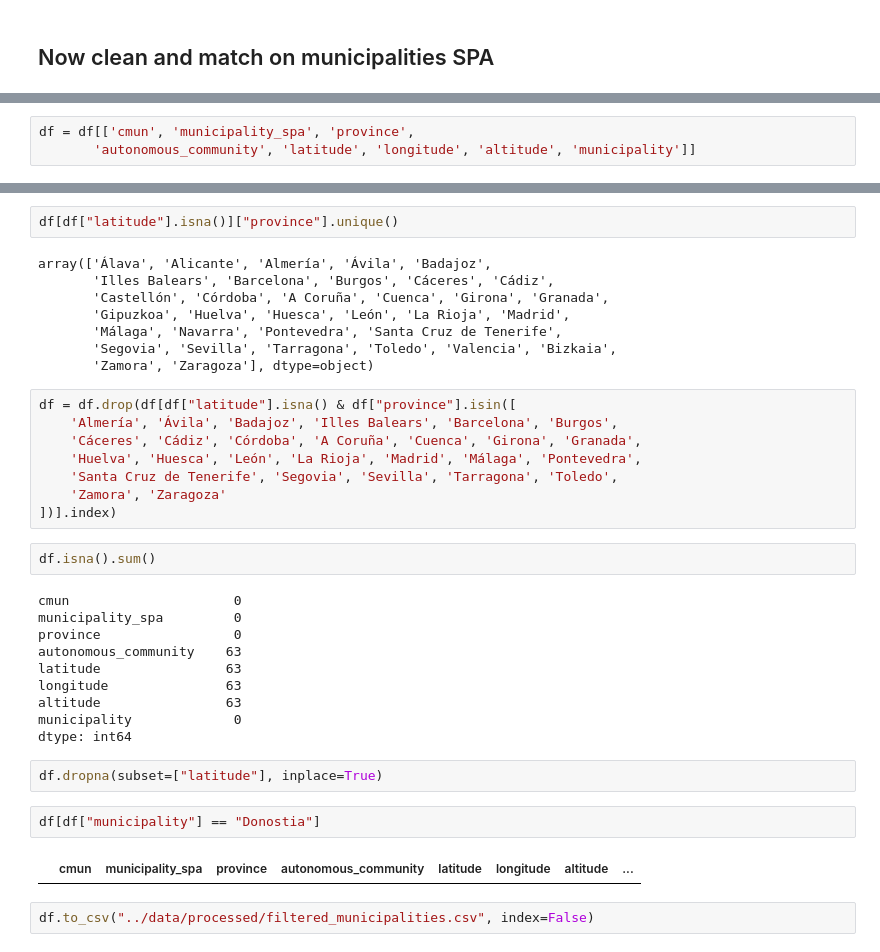
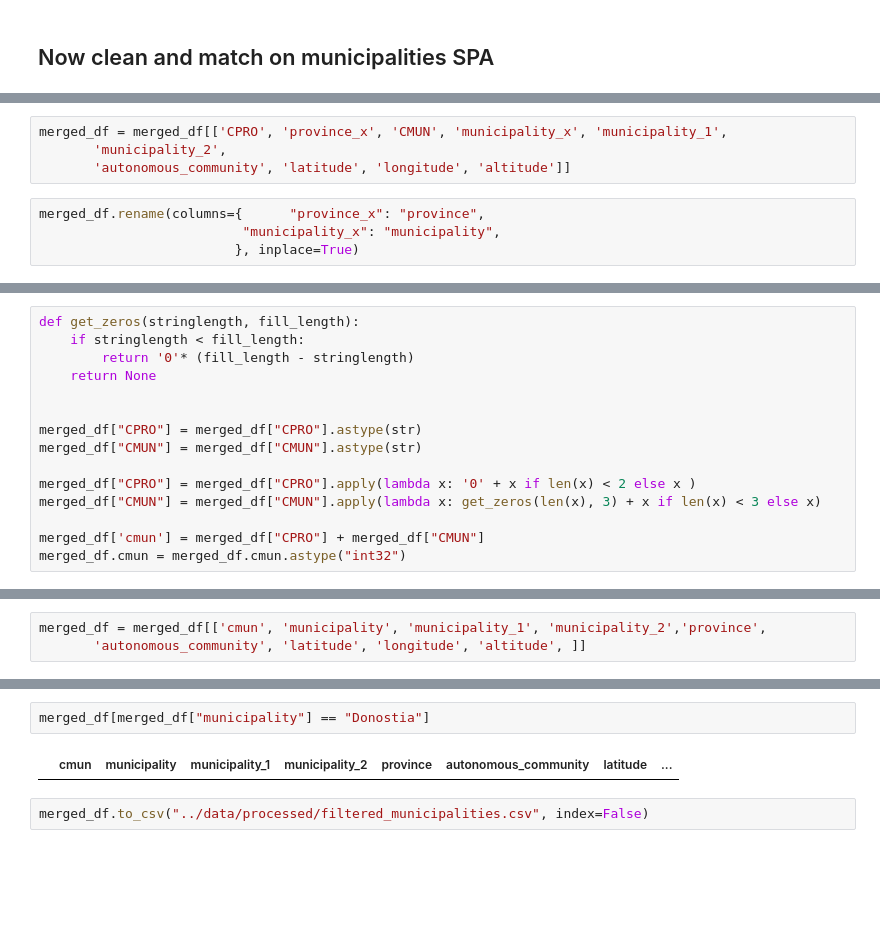
Before and after one commit to marimoysan/ml-pueblos, a Jupyter notebook: notebooks/eda_municipalities_coordinates.ipynb, the cells around one changed output, grey strips where cells are left out. Saved outputs shown, nothing was run; the diff lists cells and outputs as text; blank space fills up the shorter version.

```diff
--- a/notebooks/eda_municipalities_coordinates.ipynb
+++ b/notebooks/eda_municipalities_coordinates.ipynb
@@ -474,0 +322,8 @@ df.duplicated().sum()
+# %%
+merged_df = merged_df[['CPRO', 'province_x', 'CMUN', 'municipality_x', 'municipality_1',
+       'municipality_2',
+       'autonomous_community', 'latitude', 'longitude', 'altitude']]
+# %%
+merged_df.rename(columns={      "province_x": "province",
+                          "municipality_x": "municipality",
+                         }, inplace=True)
@@ -478,0 +339,15 @@ df.shape
+# %%
+def get_zeros(stringlength, fill_length):
+    if stringlength < fill_length:
+        return '0'* (fill_length - stringlength)
+    return None
+
+
+merged_df["CPRO"] = merged_df["CPRO"].astype(str)
+merged_df["CMUN"] = merged_df["CMUN"].astype(str)
+
+merged_df["CPRO"] = merged_df["CPRO"].apply(lambda x: '0' + x if len(x) < 2 else x )
+merged_df["CMUN"] = merged_df["CMUN"].apply(lambda x: get_zeros(len(x), 3) + x if len(x) < 3 else x)
+
+merged_df['cmun'] = merged_df["CPRO"] + merged_df["CMUN"]
+merged_df.cmun = merged_df.cmun.astype("int32")
@@ -543,4 +394,4 @@ Index(['CPRO', 'province', 'CMUN', 'municipality', 'municipality_spa',
 # %%
-df = df[['cmun', 'municipality_spa', 'province',
-       'autonomous_community', 'latitude', 'longitude', 'altitude', 'municipality']]
+merged_df = merged_df[['cmun', 'municipality', 'municipality_1', 'municipality_2','province',
+       'autonomous_community', 'latitude', 'longitude', 'altitude', ]]
 # %%
@@ -557,39 +409,7 @@ municipality              0
 dtype: int64
-# %%
-df[df["latitude"].isna()]["province"].unique()
-# %% [output]
-array(['Álava', 'Alicante', 'Almería', 'Ávila', 'Badajoz',
-       'Illes Balears', 'Barcelona', 'Burgos', 'Cáceres', 'Cádiz',
-       'Castellón', 'Córdoba', 'A Coruña', 'Cuenca', 'Girona', 'Granada',
-       'Gipuzkoa', 'Huelva', 'Huesca', 'León', 'La Rioja', 'Madrid',
-       'Málaga', 'Navarra', 'Pontevedra', 'Santa Cruz de Tenerife',
-       'Segovia', 'Sevilla', 'Tarragona', 'Toledo', 'Valencia', 'Bizkaia',
-       'Zamora', 'Zaragoza'], dtype=object)
-# %%
-df = df.drop(df[df["latitude"].isna() & df["province"].isin([
-    'Almería', 'Ávila', 'Badajoz', 'Illes Balears', 'Barcelona', 'Burgos',
-    'Cáceres', 'Cádiz', 'Córdoba', 'A Coruña', 'Cuenca', 'Girona', 'Granada',
-    'Huelva', 'Huesca', 'León', 'La Rioja', 'Madrid', 'Málaga', 'Pontevedra',
-    'Santa Cruz de Tenerife', 'Segovia', 'Sevilla', 'Tarragona', 'Toledo',
-    'Zamora', 'Zaragoza'
-])].index)
-# %%
-df.isna().sum()
-# %% [output]
-cmun                     0
-municipality_spa         0
-province                 0
-autonomous_community    63
-latitude                63
-longitude               63
-altitude                63
-municipality             0
-dtype: int64
-# %%
-df.dropna(subset=["latitude"], inplace=True)
 # %%
-df[df["municipality"] == "Donostia"]
+merged_df[merged_df["municipality"] == "Donostia"]
 # %% [output]
-|  | cmun | municipality_spa | province | autonomous_community | latitude | longitude | altitude | ... |
+|  | cmun | municipality | municipality_1 | municipality_2 | province | autonomous_community | latitude | ... |
 # %%
-df.to_csv("../data/processed/filtered_municipalities.csv", index=False)
+merged_df.to_csv("../data/processed/filtered_municipalities.csv", index=False)
```
Also changed, not shown: parts of 68 cells of this notebook.
